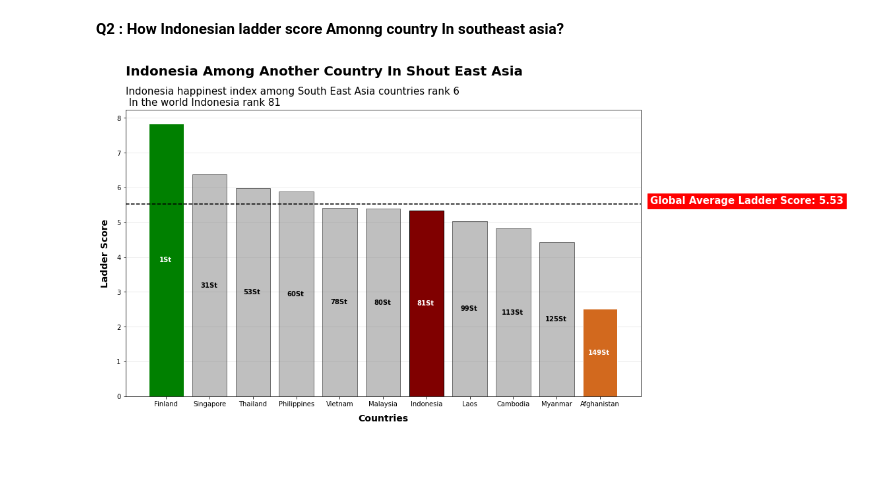
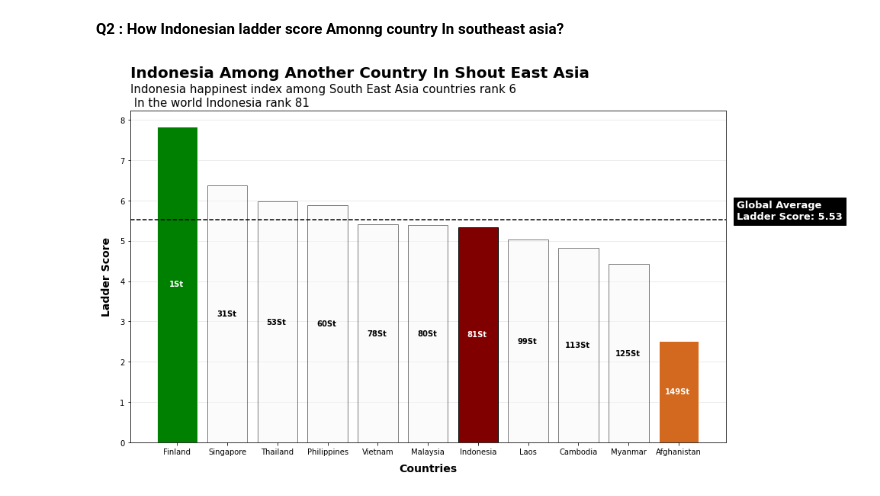
Before and after one commit to fianadew/Explanatory-Data-Analysis, a Jupyter notebook: Happinest_World.ipynb, the cells around one changed output. Drawn from its saved outputs; the diff is of its cells as text; code cells hidden in the pictures; blank space fills up the shorter version.

```diff
--- a/Happinest_World.ipynb
+++ b/Happinest_World.ipynb
@@ -151,7 +151,7 @@ index=list(SEA['rank']-1)
 fig, ax = plt.subplots(figsize=(14,8))
 
 bar0 = ax.bar(top['Country name'], top['Ladder score'], color='green', edgecolor='white')
-bar1 = ax.bar(SEA['Country name'], SEA['Ladder score'], color='grey', alpha=0.5, edgecolor='black')
+bar1 = ax.bar(SEA['Country name'], SEA['Ladder score'], color='#F8F8F8', alpha=0.5, edgecolor='black')
 bar2 = ax.bar(bottom['Country name'], bottom['Ladder score'], color='chocolate', edgecolor='white')
 line = ax.axhline(global_mean, linestyle='--', color='black')
 
@@ -163,12 +163,12 @@ xmin, xmax = ax.get_xlim()
 ymin, ymax = ax.get_ylim()
 
 avg = ax.text(
-    s="Global Average Ladder Score: {:.2F}".format(global_mean),
+    s="Global Average \nLadder Score: {:.2F}".format(global_mean),
     x=xmax*1.02,
     y=global_mean,
-    fontsize=15,
+    fontsize=13,
     fontweight='bold',
-    backgroundcolor='red',
+    backgroundcolor='black',
     color='white'
 )
 
@@ -198,32 +198,32 @@ for i, bar in enumerate(bar1):
         fontsize=10
     )
 
 for i, bar in enumerate(bar0):
   x=bar.get_x()
   y=bar.get_height()
   ax.text(
       s="1St",
       x=x+0.38, y=y/2,
       va='center', ha='center',
       fontsize=10,
       fontweight='bold',
       color='white'
   )
 
 for i, bar in enumerate(bar2):
   x=bar.get_x()
   y=bar.get_height()
   ax.text(
       s="149St",
       x=x+0.38, y=y/2,
       color='white',
       fontsize=10,
       fontweight='bold',
       va='center', ha='center'
   )
 
-  plt.text(s='Indonesia Among Another Country In Shout East Asia', fontsize=20, fontweight='bold', ha='left', x=xmin, y=ymax*1.12)
+  plt.text(s='Indonesia Among Another Country In Shout East Asia', fontsize=20, fontweight='bold', ha='left', x=xmin, y=ymax*1.1)
   plt.title('Indonesia happinest index among South East Asia countries rank 6 \n In the world Indonesia rank 81', fontsize=15, loc='left')
   plt.show()
 # %% [output]
-[figure, old version]
+[figure, new version]
```
Also changed, not shown: parts of 3 cells of this notebook.
